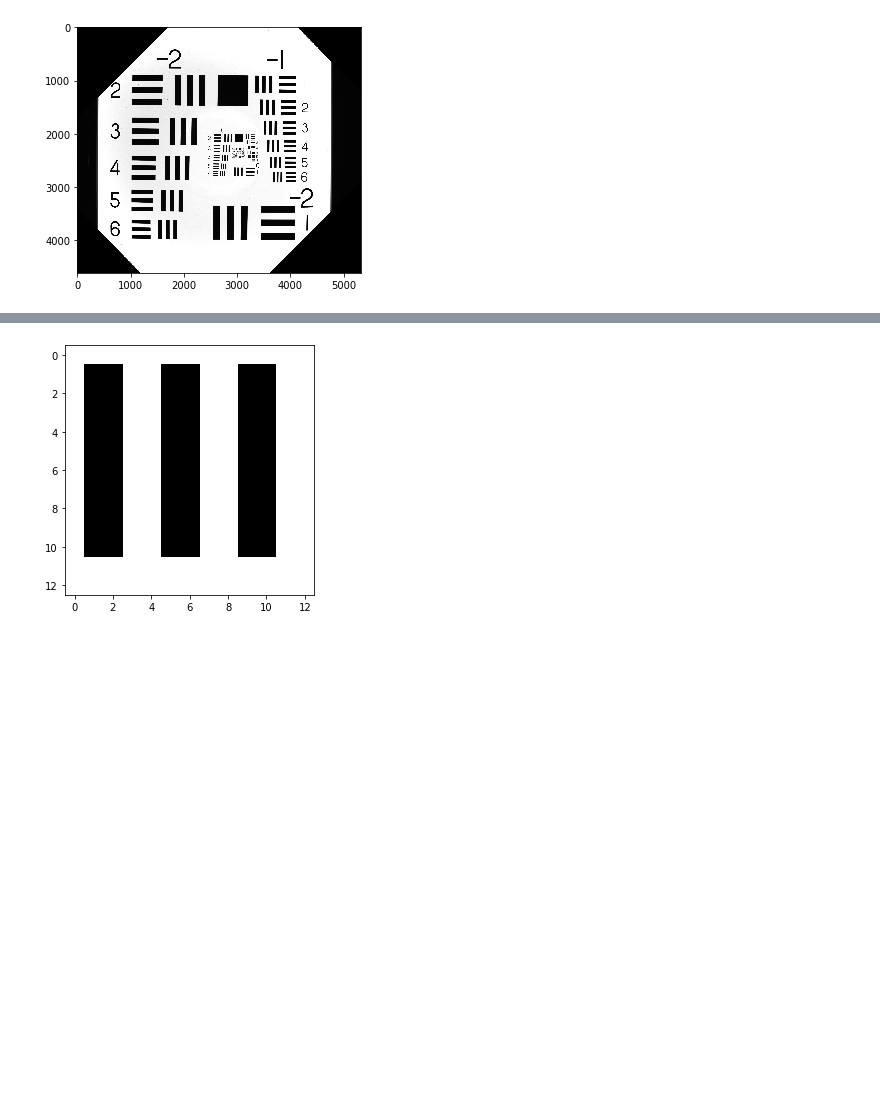
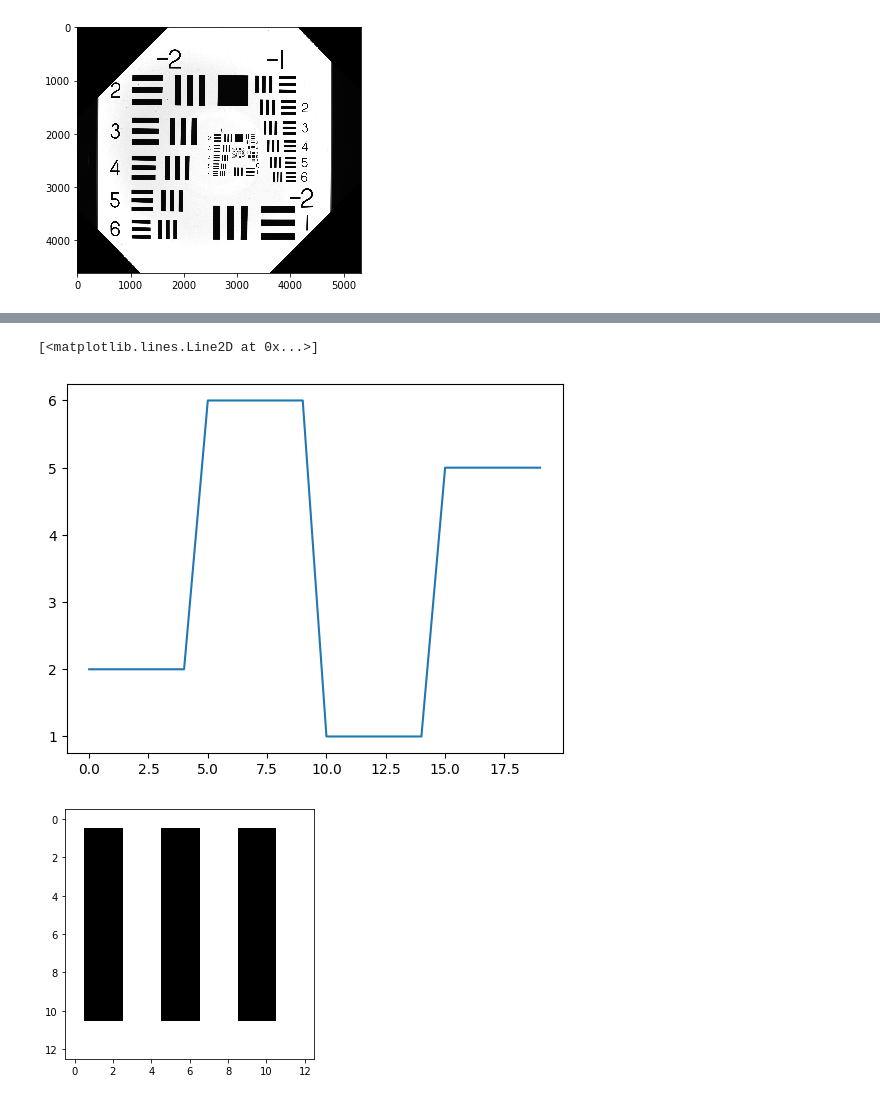
Before and after one commit to JM-Yaz/usaf_image_analysis, a Jupyter notebook: mtf_plotter.ipynb, the cells around one changed output, grey strips where cells are left out. Saved outputs shown, nothing was run; the diff lists cells and outputs as text; code cells hidden in the pictures; blank space fills up the shorter version.

```diff
--- a/mtf_plotter.ipynb
+++ b/mtf_plotter.ipynb
@@ -22,3 +92,19 @@ plt.show()
+# %%
+middle_pt = np.mean(y)
+# Compute second derivative of signal
+d2_y = np.diff(y, n=2)
+
+# Find indices of the first and last lows
+lows = np.where(d2_y > 0)[0] + 1
+first_low_idx = lows[0]
+last_low_idx = lows[-1]
+
+# Extract portion of signal
+y = y[first_low_idx:last_low_idx]
+plt.plot(y)
+# %% [output]
+[<matplotlib.lines.Line2D at 0x...>]
+[figure, added]
 # %%
 ## Width of 1 line in micrometers in USAF Resolving Power Test Target 1951
 ## source: https://en.wikipedia.org/wiki/1951_USAF_resolution_test_chart
```
Also changed, not shown: parts of 7 cells of this notebook, 15 other files.
